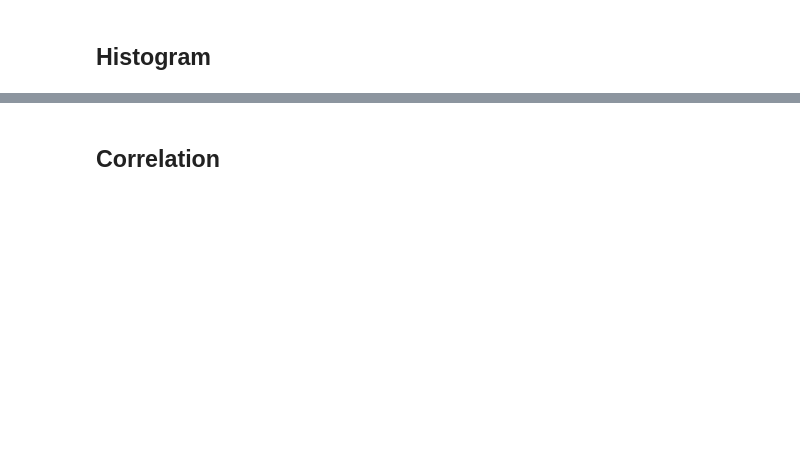
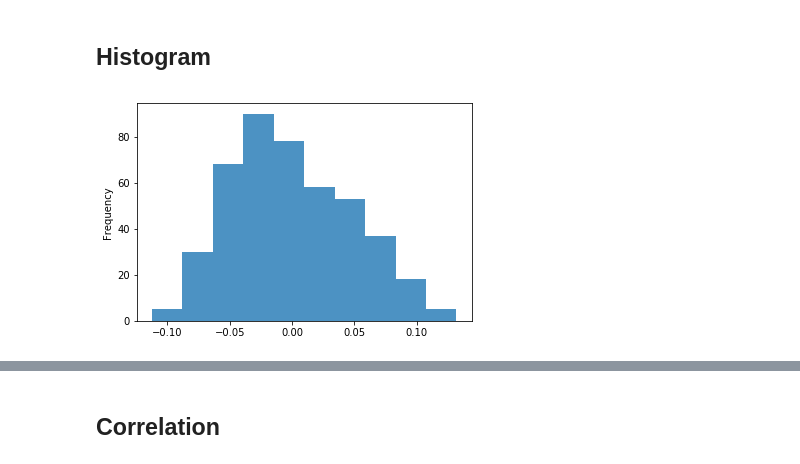
Before and after one commit to mgarlabx/python_tutorials, a Jupyter notebook: 02_04. Data visualization.ipynb, the cells around one changed output, grey strips where cells are left out. Cells and saved outputs as stored; diff of their text form; code cells hidden in the pictures; blank space fills up the shorter version.

```diff
--- a/02_04. Data visualization.ipynb
+++ b/02_04. Data visualization.ipynb
@@ -64,4 +232,6 @@ df.describe()
 # %%
 #https://pandas.pydata.org/pandas-docs/stable/reference/api/pandas.DataFrame.plot.html#pandas.DataFrame.plot
-hist = df['bp'].plot.hist(bins=40, alpha=0.8)
+hist = df['bp'].plot.hist(bins=10, alpha=0.8)
 #try changing bins and alpha
+# %% [output]
+[figure, added]
```
Also changed, not shown: parts of 40 cells of this notebook, 8 other files.
